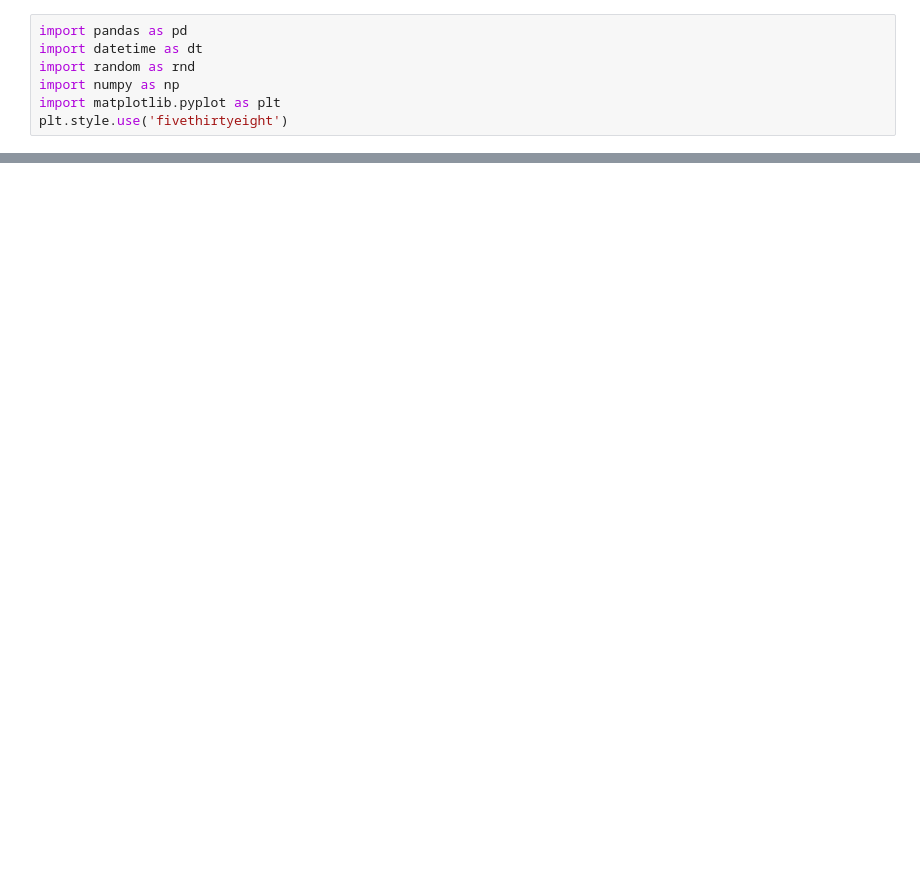
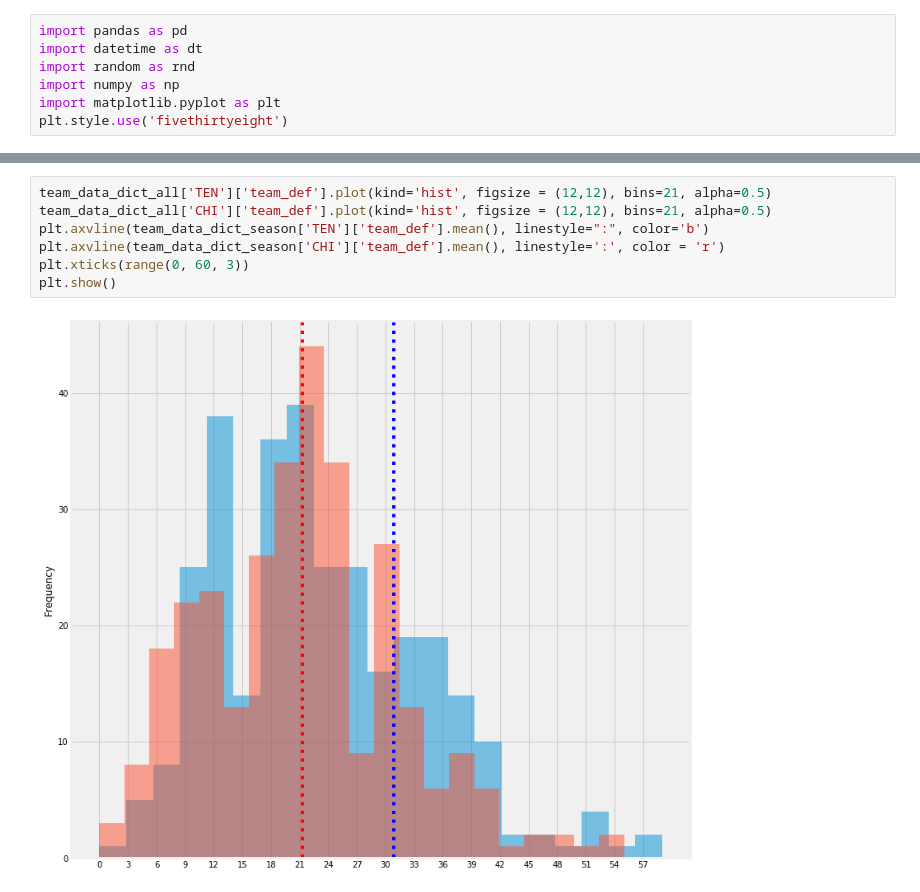
Before and after one commit to bfitzpatrick79/personal_projects, a Jupyter notebook: Experimental Projects/nfl_model/03_Predictions.ipynb, the cells around one changed output, grey strips where cells are left out. Cells and saved outputs as stored; diff of their text form; blank space fills up the shorter version.

```diff
--- a/Experimental Projects/nfl_model/03_Predictions.ipynb
+++ b/Experimental Projects/nfl_model/03_Predictions.ipynb
@@ -235,0 +296,9 @@ future_df
+# %%
+team_data_dict_all['TEN']['team_def'].plot(kind='hist', figsize = (12,12), bins=21, alpha=0.5)
+team_data_dict_all['CHI']['team_def'].plot(kind='hist', figsize = (12,12), bins=21, alpha=0.5)
+plt.axvline(team_data_dict_season['TEN']['team_def'].mean(), linestyle=":", color='b')
+plt.axvline(team_data_dict_season['CHI']['team_def'].mean(), linestyle=':', color = 'r')
+plt.xticks(range(0, 60, 3))
+plt.show()
+# %% [output]
+[figure, added]
```
Also changed, not shown: parts of 11 cells of this notebook, 34 other files.
